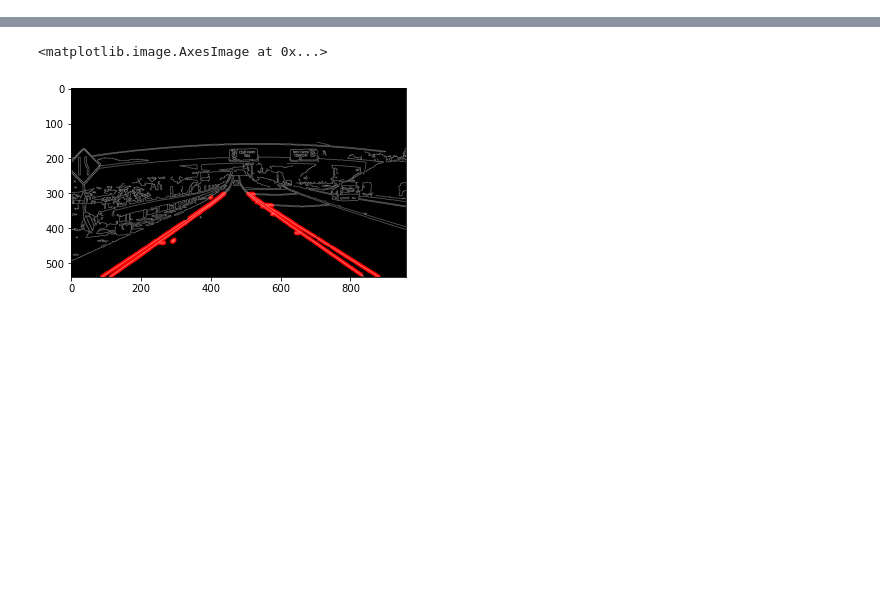
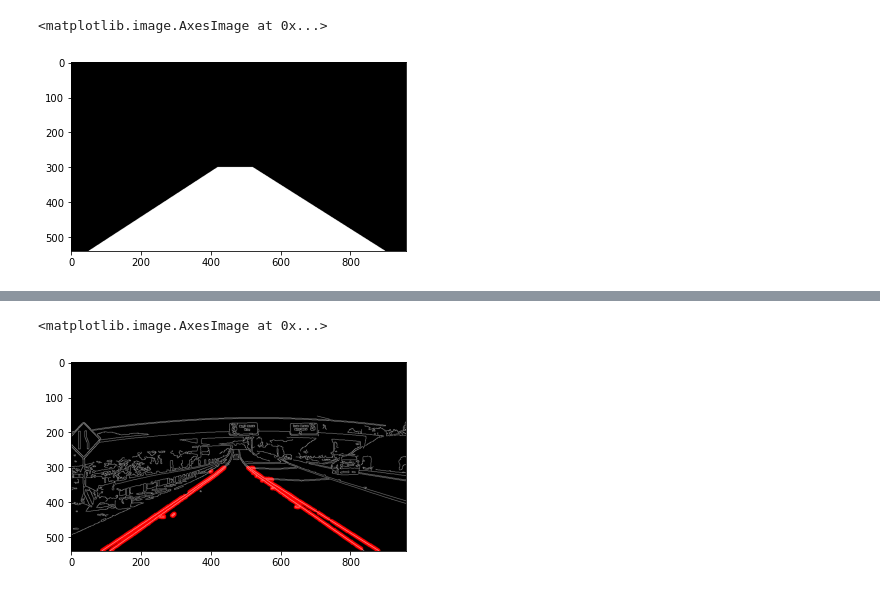
Before and after one commit to parikshitsaikia1619/Complete-Self-Driving-Car-Engineering, a Jupyter notebook: Computer Vision Fundamentals/Hough Transform.ipynb, the cells around one changed output, grey strips where cells are left out. Saved outputs shown, nothing was run; the diff lists cells and outputs as text; code cells hidden in the pictures; blank space fills up the shorter version.

```diff
--- a/Computer Vision Fundamentals/Hough Transform.ipynb
+++ b/Computer Vision Fundamentals/Hough Transform.ipynb
@@ -5,0 +34,5 @@ import cv2
+# %%
+plt.imshow(mask,cmap='Greys_r')
+# %% [output]
+<matplotlib.image.AxesImage at 0x...>
+[figure, added]
```
Also changed, not shown: parts of 4 cells of this notebook.
